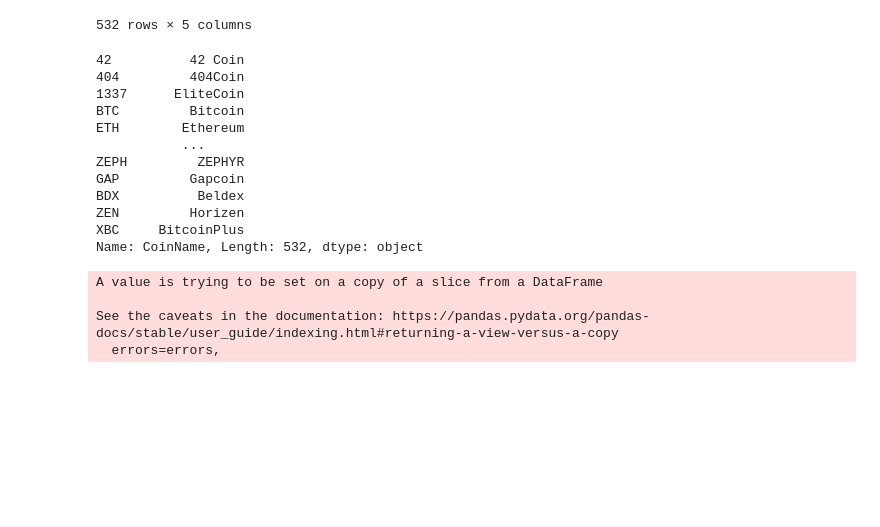
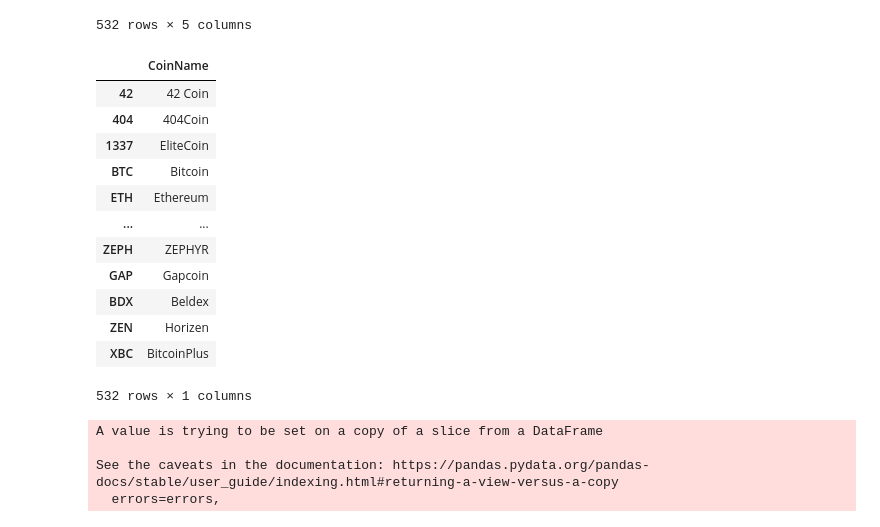
Before and after one commit to Summer-Bell/Cryptocurrencies, a Jupyter notebook: crypto_clustering.ipynb, the cells around one changed output. Cells and saved outputs as stored; diff of their text form; code cells hidden in the pictures; blank space fills up the shorter version.

```diff
--- a/crypto_clustering.ipynb
+++ b/crypto_clustering.ipynb
@@ -106,21 +106,22 @@ crypto_df
 # %%
 # Create a new DataFrame that holds only the cryptocurrencies names.
 # YOUR CODE HERE
-cn = crypto_df['CoinName']
-cn
+CoinName = crypto_df.filter(['CoinName'], axis=1)
+CoinName
 # %% [output]
+|  | CoinName |
+| 42 | 42 Coin |
+| 404 | 404Coin |
+| 1337 | EliteCoin |
+| BTC | Bitcoin |
+| ETH | Ethereum |
+| ... | ... |
+| ZEPH | ZEPHYR |
+| GAP | Gapcoin |
+| BDX | Beldex |
+| ZEN | Horizen |
+| XBC | BitcoinPlus |
-42          42 Coin
-404         404Coin
-1337      EliteCoin
-BTC         Bitcoin
-ETH        Ethereum
-           ...
-ZEPH         ZEPHYR
-GAP         Gapcoin
-BDX          Beldex
-ZEN         Horizen
-XBC     BitcoinPlus
-Name: CoinName, Length: 532, dtype: object
+532 rows × 1 columns
 # %%
 # Drop the 'CoinName' column since it's not going to be used on the clustering algorithm.
 # YOUR CODE HERE
```
Also changed, not shown: parts of 6 cells of this notebook.
